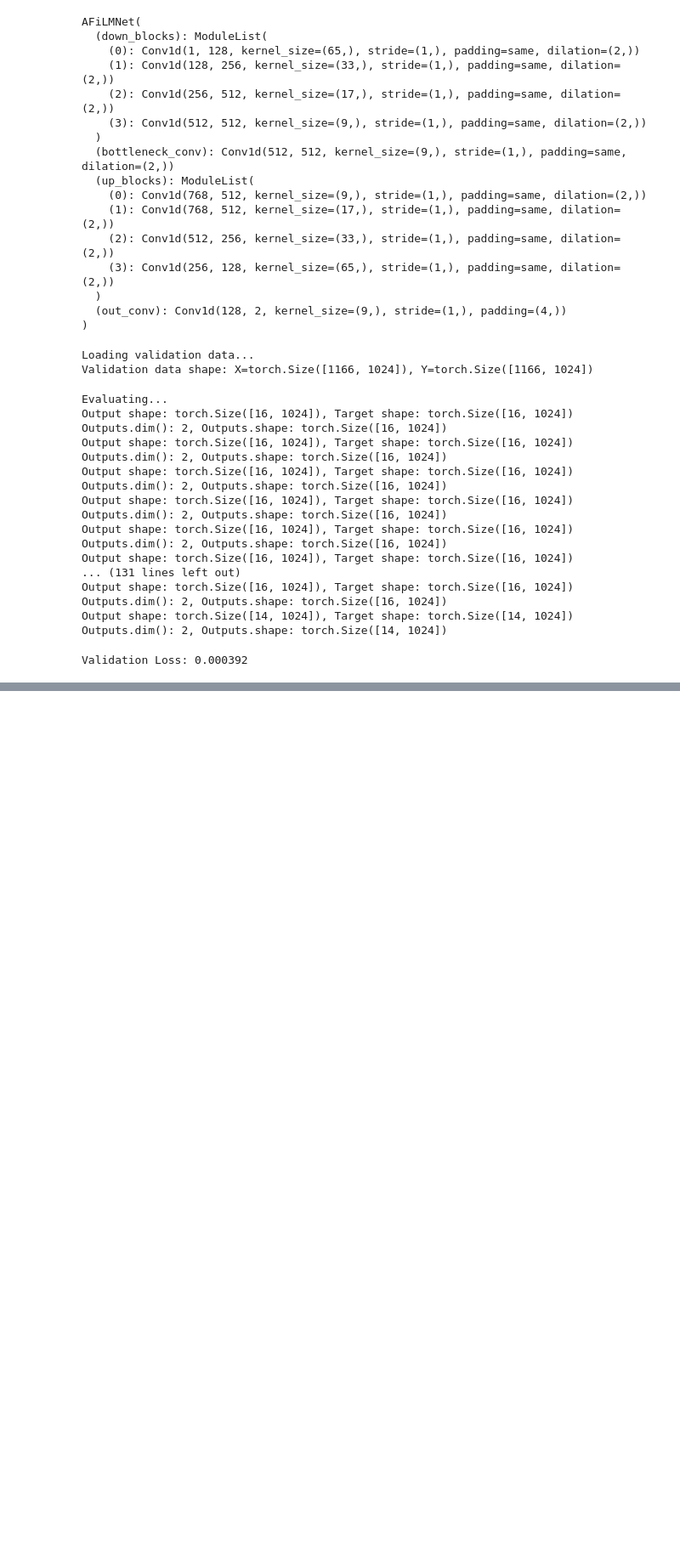
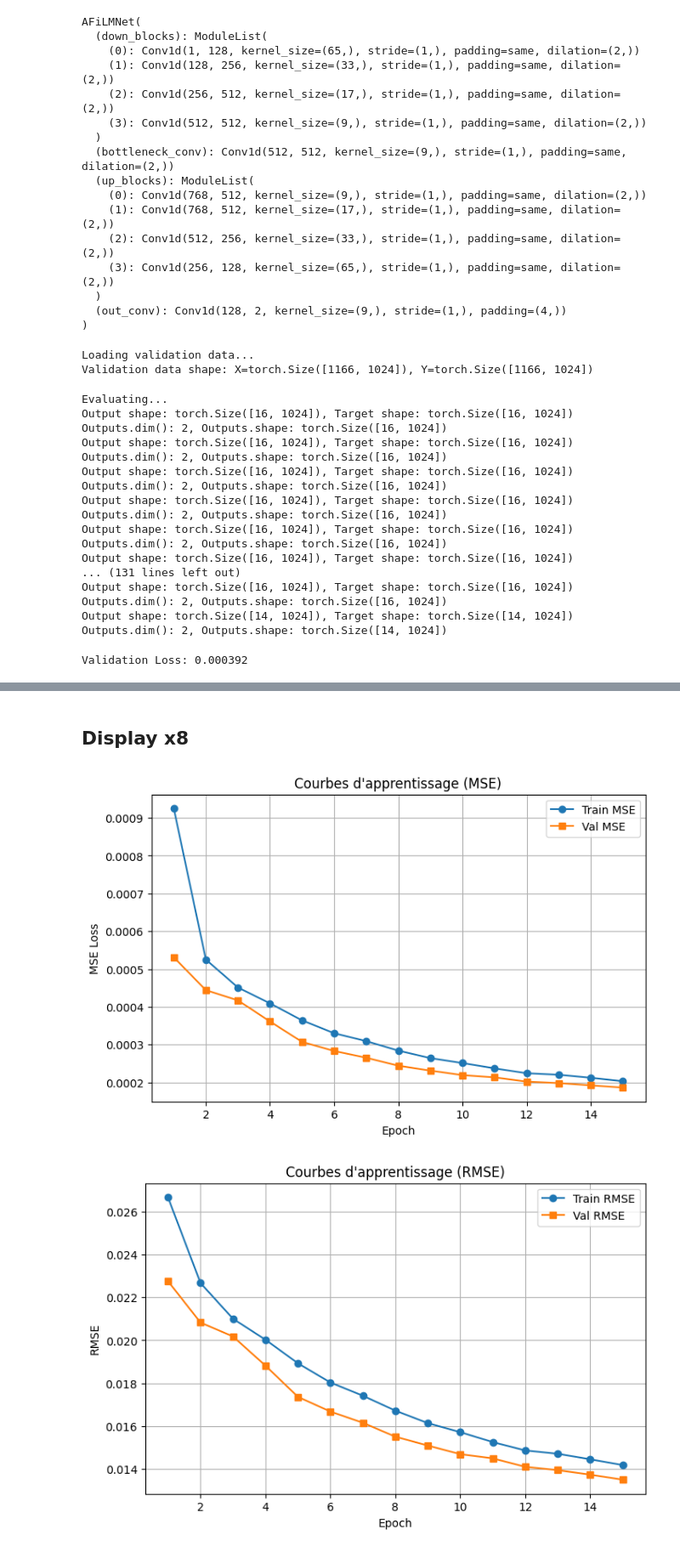
Before and after one commit to rovafifaliana/AFiLM, a Jupyter notebook: test.ipynb, the cells around one changed output, grey strips where cells are left out. Shown at 85% size. Cells and saved outputs as stored; diff of their text form; code cells hidden in the pictures; blank space fills up the shorter version.

```diff
--- a/test.ipynb
+++ b/test.ipynb
@@ -391,0 +503,56 @@ Validation Loss: 0.000392
+# %% [markdown]
+## Display x8
+# %%
+import matplotlib.pyplot as plt
+
+# Données extraites du log
+epochs = list(range(1, 16))
+
+train_mse = [
+    0.000925, 0.000525, 0.000451, 0.000409, 0.000364,
+    0.000330, 0.000309, 0.000284, 0.000264, 0.000251,
+    0.000237, 0.000224, 0.000220, 0.000212, 0.000203
+]
+
+val_mse = [
+    0.000531, 0.000444, 0.000417, 0.000361, 0.000307,
+    0.000283, 0.000265, 0.000244, 0.000231, 0.000219,
+    0.000213, 0.000202, 0.000198, 0.000192, 0.000186
+]
+
+train_rmse = [
+    0.026658, 0.022668, 0.021005, 0.020029, 0.018930,
+    0.018035, 0.017419, 0.016725, 0.016144, 0.015722,
+    0.015260, 0.014871, 0.014716, 0.014459, 0.014191
+]
+
+val_rmse = [
+    0.022756, 0.020827, 0.020180, 0.018821, 0.017367,
+    0.016682, 0.016160, 0.015512, 0.015099, 0.014698,
+    0.014502, 0.014110, 0.013953, 0.013743, 0.013512
+]
+
+# Tracé MSE
+plt.figure(figsize=(8,5))
+plt.plot(epochs, train_mse, marker='o', label="Train MSE")
+plt.plot(epochs, val_mse, marker='s', label="Val MSE")
+plt.xlabel("Epoch")
+plt.ylabel("MSE Loss")
+plt.title("Courbes d'apprentissage (MSE)")
+plt.legend()
+plt.grid(True)
+plt.show()
+
+# Tracé RMSE
+plt.figure(figsize=(8,5))
+plt.plot(epochs, train_rmse, marker='o', label="Train RMSE")
+plt.plot(epochs, val_rmse, marker='s', label="Val RMSE")
+plt.xlabel("Epoch")
+plt.ylabel("RMSE")
+plt.title("Courbes d'apprentissage (RMSE)")
+plt.legend()
+plt.grid(True)
+plt.show()
+# %% [output]
+[figure, added]
+[figure, added]
```
Also changed, not shown: parts of 4 cells of this notebook, 2 other files.
